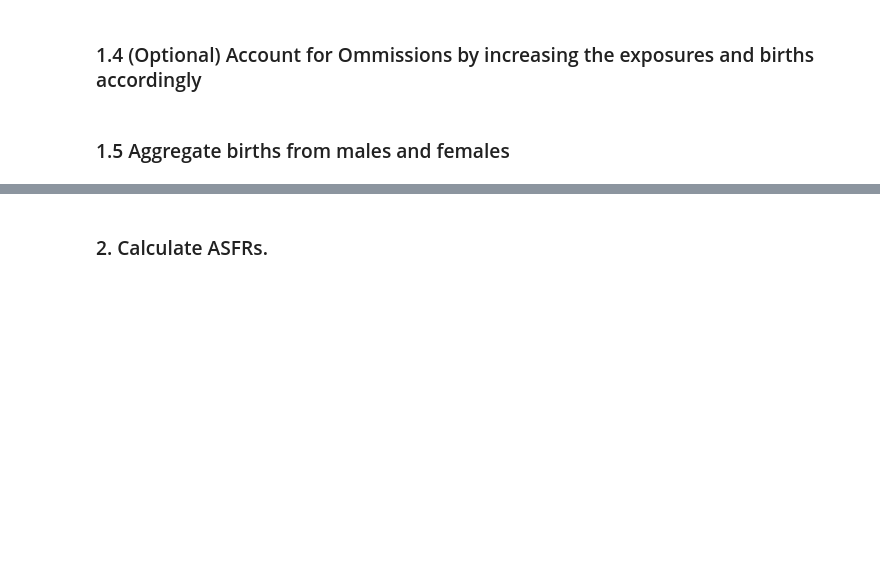
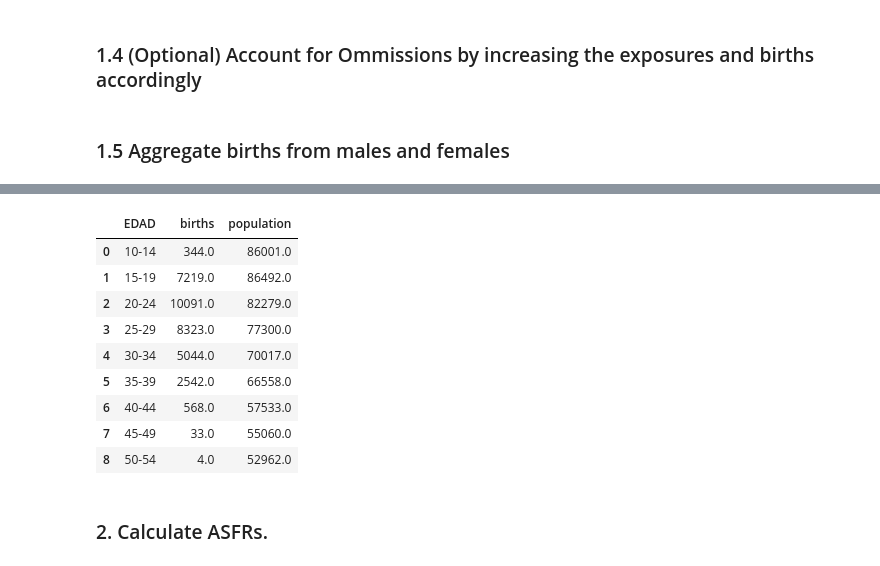
Before and after one commit to crahal/PyCCM, a Jupyter notebook: course/labs/questions/Computer_Lab_3.ipynb, the cells around one changed output, grey strips where cells are left out. Drawn from its saved outputs; the diff is of its cells as text; code cells hidden in the pictures; blank space fills up the shorter version.

```diff
--- a/course/labs/questions/Computer_Lab_3.ipynb
+++ b/course/labs/questions/Computer_Lab_3.ipynb
@@ -27,2 +56,5 @@ Every ~15 minutes we'll stretch our legs, drink some water, and then live code u
+# %%
+df_births_dpto = df_births[df_births['DPTO_NOMBRE'] == dpto].copy()
+df_pop_dpto = df_pop[df_pop['DPTO_NOMBRE'] == dpto].copy()
 # %% [markdown]
 ### 1.4 (Optional) Account for Ommissions by increasing the exposures and births accordingly
@@ -31,4 +61,12 @@ Every ~15 minutes we'll stretch our legs, drink some water, and then live code u
 # %% [markdown]
 ### 1.5 Aggregate births from males and females
 # %%
-# <Your answer goes here>
+df_pop_female = df_pop_dpto[df_pop_dpto['SEXO']==2].copy()
+# %%
+df_birth_agg = df_births_dpto.groupby(['EDAD'])['VALOR'].sum()
+df_birth_agg = pd.DataFrame(df_birth_agg).reset_index()
+df_birth_agg = df_birth_agg.rename(columns={'VALOR':'births'})
+# %%
+df_pop_female_agg = df_pop_female.groupby(['EDAD'])['VALOR'].sum()
+df_pop_female_agg = pd.DataFrame(df_pop_female_agg).reset_index()
+df_pop_female_agg = df_pop_female_agg.rename(columns={"VALOR":"population"})
@@ -35,3 +82,17 @@ Every ~15 minutes we'll stretch our legs, drink some water, and then live code u
+# %%
+df_fertility = pd.merge(df_birth_agg,df_pop_female_agg,on='EDAD',how="inner")
+df_fertility
+# %% [output]
+|  | EDAD | births | population |
+| 0 | 10-14 | 344.0 | 86001.0 |
+| 1 | 15-19 | 7219.0 | 86492.0 |
+| 2 | 20-24 | 10091.0 | 82279.0 |
+| 3 | 25-29 | 8323.0 | 77300.0 |
+| 4 | 30-34 | 5044.0 | 70017.0 |
+| 5 | 35-39 | 2542.0 | 66558.0 |
+| 6 | 40-44 | 568.0 | 57533.0 |
+| 7 | 45-49 | 33.0 | 55060.0 |
+| 8 | 50-54 | 4.0 | 52962.0 |
 # %% [markdown]
 ### 2. Calculate ASFRs.
 # %%
```
Also changed, not shown: parts of 29 cells of this notebook, 2 other files.
